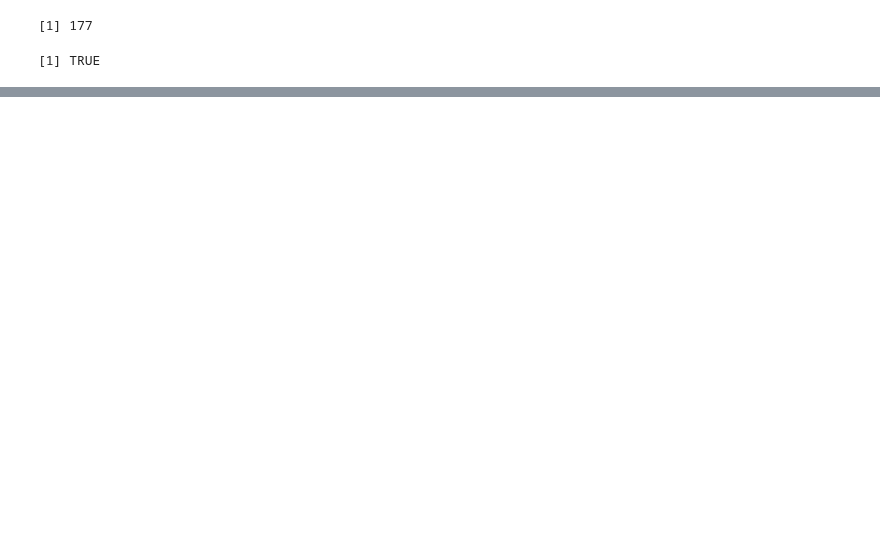
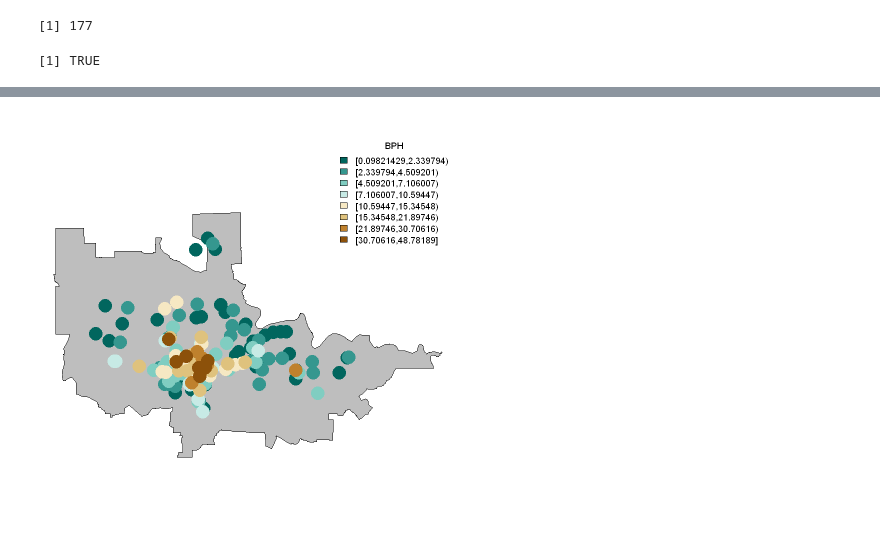
Before and after one commit to dongmeic/BikeCounting, a Jupyter notebook: BikeCounts/Explore_Bike_Counts.ipynb, the cells around one changed output, grey strips where cells are left out. Drawn from its saved outputs; the diff is of its cells as text; code cells hidden in the pictures; blank space fills up the shorter version.

```diff
--- a/BikeCounts/Explore_Bike_Counts.ipynb
+++ b/BikeCounts/Explore_Bike_Counts.ipynb
@@ -213,0 +238,16 @@ unique(data[data$Location %in% (unique(data$Location)[!(unique(data$Location) %i
+# %%
+df2spdf <- function(df, lon_col_name, lat_col_name, trans = TRUE){
+  lonlat <- sp::CRS("+proj=longlat +datum=WGS84 +ellps=WGS84 +towgs84=0,0,0")
+  lon_col_no <- which(names(df)==lon_col_name)
+  lat_col_no <- which(names(df)==lat_col_name)
+  xy <- data.frame(df[,c(lon_col_no,lat_col_no)])
+  coordinates(xy) <- c(lon_col_name, lat_col_name)
+  proj4string(xy) <- lonlat
+  spdf <- sp::SpatialPointsDataFrame(coords = xy, data = df)
+  if(trans){
+    spdf <- spTransform(spdf, CRS(proj4string(MPOBound)))
+  }
+  return(spdf)
+}
+# %%
+outspdf <- df2spdf(outdata, 'Longitude', 'Latitude')
@@ -213,0 +261,18 @@ unique(data[data$Location %in% (unique(data$Location)[!(unique(data$Location) %i
+# %%
+mapping <- function(plotvar, spdf, nclr=8, col="BrBG", sty="kmeans", legtlt='BPH',
+                    title='Bikes Per Hour in CLMPO'){
+  plotclr <- rev(brewer.pal(nclr,col))
+  class <- classIntervals(plotvar, nclr, style=sty)
+  colcode <- findColours(class, plotclr)
+  par(mfrow=c(1,1),mar=c(0,0,2,0))
+  plot(MPOBound, col='grey')
+  plot(spdf, pch=16, col=colcode, cex=3, add=T)
+  legend("topright", legend=names(attr(colcode, "table")),
+         fill=attr(colcode, "palette"), cex=0.9, bty="n", title=legtlt)
+}
+# %%
+outspdf <- outspdf[order(outspdf$BPH),]
+# %%
+mapping(outspdf$BPH, outspdf)
+# %% [output]
+[figure, added]
```
Also changed, not shown: parts of 34 cells of this notebook.
